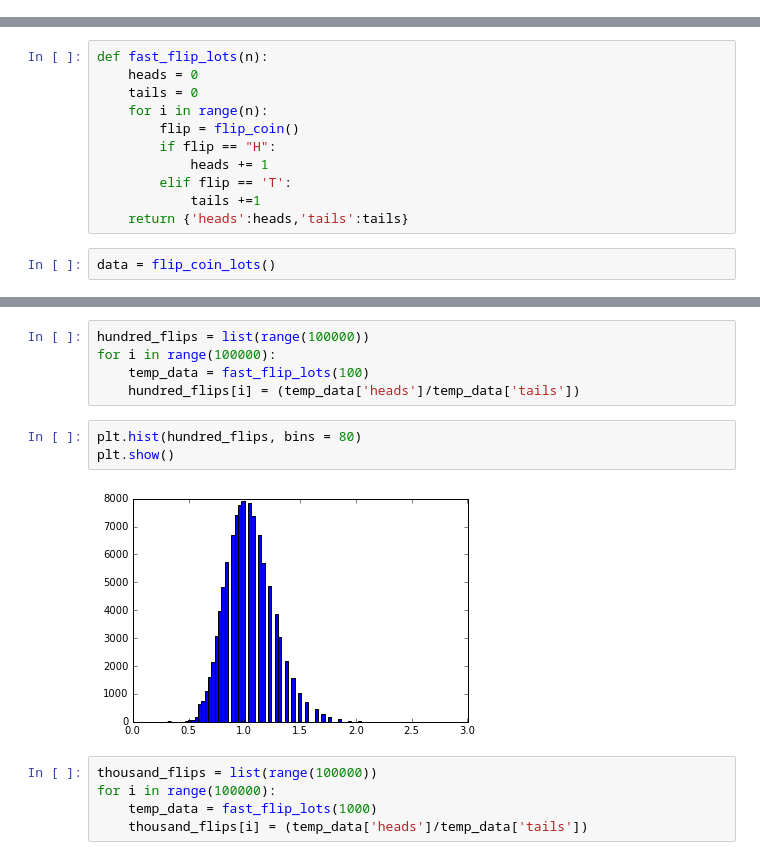
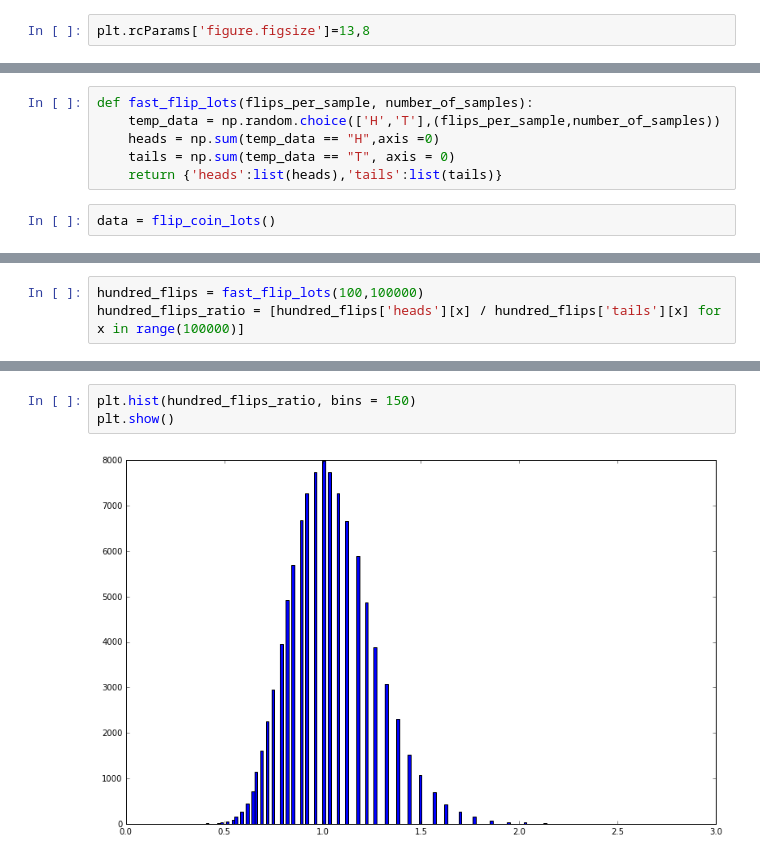
Before and after one commit to achescheir/flipping-out, a Jupyter notebook: coin-flips.ipynb, the cells around one changed output, grey strips where cells are left out. Cells and saved outputs as stored; diff of their text form.

```diff
--- a/coin-flips.ipynb
+++ b/coin-flips.ipynb
@@ -8,3 +9,5 @@ import statistics as st
+# %%
+plt.rcParams['figure.figsize']=13,8
 # %%
 def flip_coin():
     return random.choice(["H","T"])
@@ -26,16 +29,11 @@ def flip_coin_lots(n=2**16):
     if n not in intervals:
         intervals[n] = {'heads':heads,'tails':tails}
     return intervals
-# %%
-def fast_flip_lots(n):
-    heads = 0
-    tails = 0
-    for i in range(n):
-        flip = flip_coin()
-        if flip == "H":
-            heads += 1
-        elif flip == 'T':
-            tails +=1
-    return {'heads':heads,'tails':tails}
+# %%
+def fast_flip_lots(flips_per_sample, number_of_samples):
+    temp_data = np.random.choice(['H','T'],(flips_per_sample,number_of_samples))
+    heads = np.sum(temp_data == "H",axis =0)
+    tails = np.sum(temp_data == "T", axis = 0)
+    return {'heads':list(heads),'tails':list(tails)}
 # %%
 data = flip_coin_lots()
@@ -41,0 +47,3 @@ data = flip_coin_lots()
+# %%
+hundred_flips = fast_flip_lots(100,100000)
+hundred_flips_ratio = [hundred_flips['heads'][x] / hundred_flips['tails'][x] for x in range(100000)]
@@ -84,16 +91,6 @@ plt.show()
-# %%
-hundred_flips = list(range(100000))
-for i in range(100000):
-    temp_data = fast_flip_lots(100)
-    hundred_flips[i] = (temp_data['heads']/temp_data['tails'])
 # %%
-plt.hist(hundred_flips, bins = 80)
+plt.hist(hundred_flips_ratio, bins = 150)
 plt.show()
 # %% [output]
-[figure, old version]
+[figure, new version]
-# %%
-thousand_flips = list(range(100000))
-for i in range(100000):
-    temp_data = fast_flip_lots(1000)
-    thousand_flips[i] = (temp_data['heads']/temp_data['tails'])
 # %%
```
Also changed, not shown: parts of 10 cells of this notebook.
